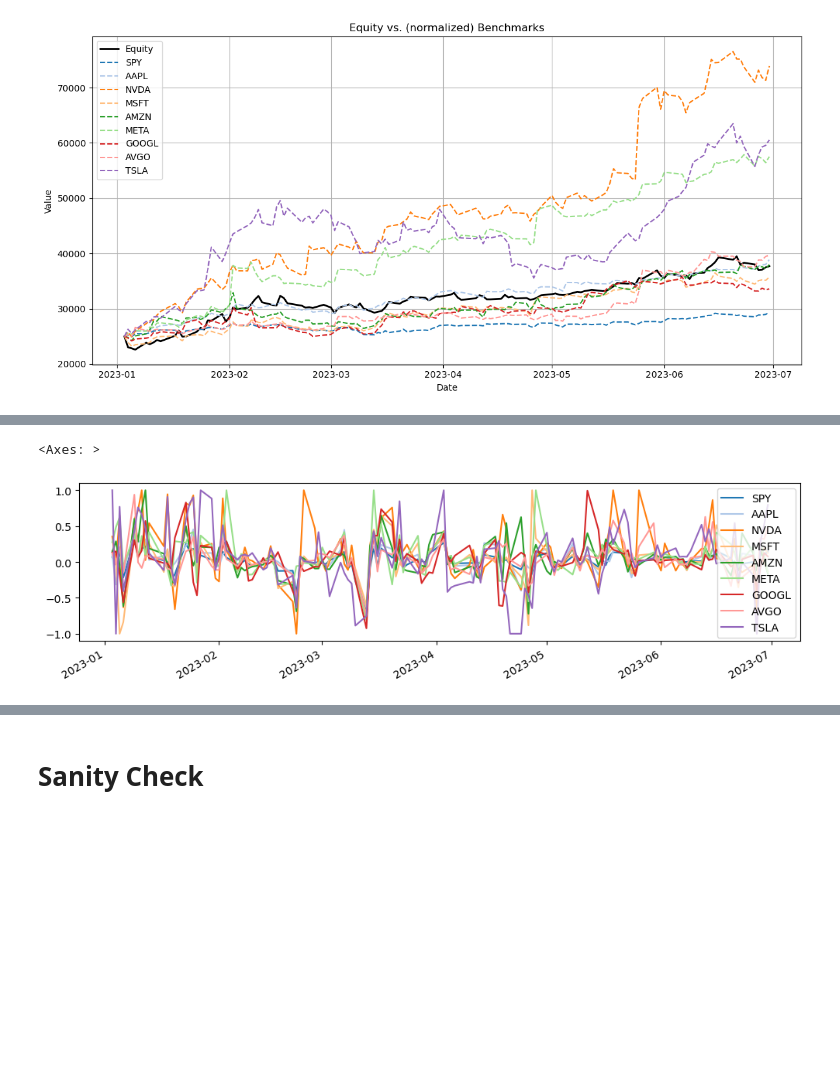
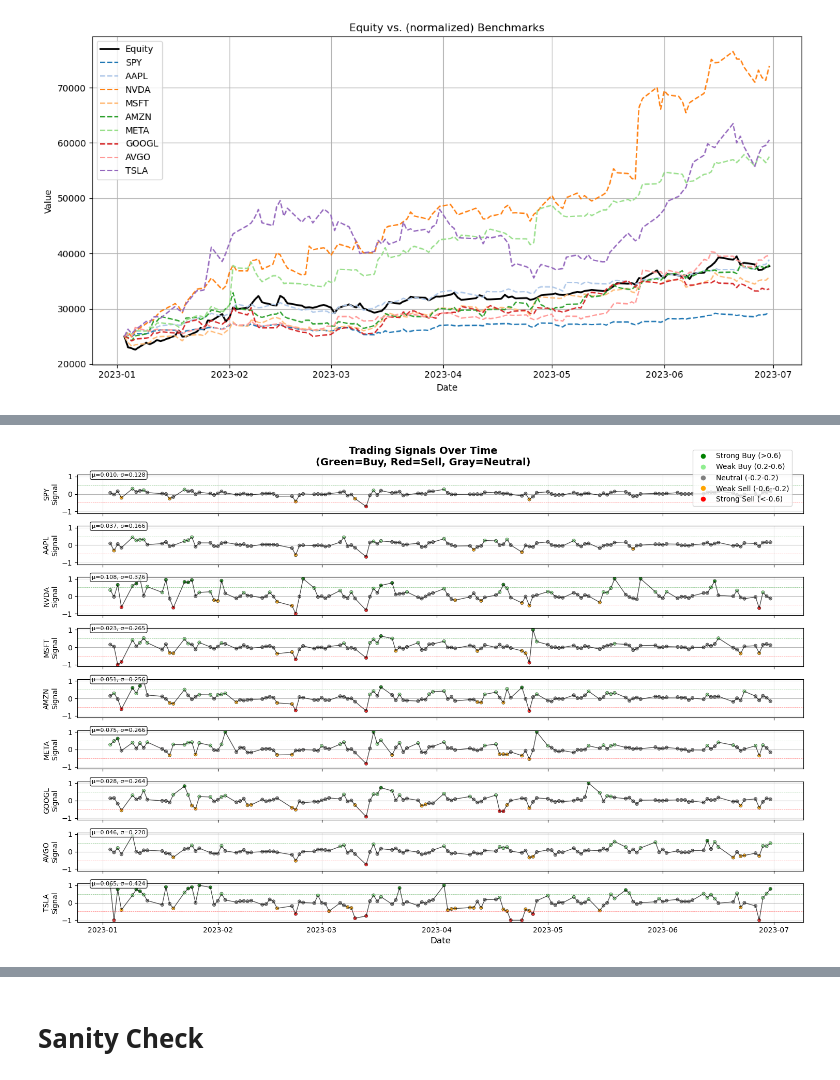
Before and after one commit to niornob/vatecas, a Jupyter notebook: src/backtesting/backtest.ipynb, the cells around one changed output, grey strips where cells are left out. Saved outputs shown, nothing was run; the diff lists cells and outputs as text; code cells hidden in the pictures; blank space fills up the shorter version.

```diff
--- a/src/backtesting/backtest.ipynb
+++ b/src/backtesting/backtest.ipynb
@@ -87,8 +97,7 @@ bt.equity_vs_benchmarks(benchmarks=tickers)
 # %%
-pd.DataFrame(bt.signals).plot(figsize=(12,3))
+bt.plot_signals()
 # %% [output]
-<Axes: >
-[figure, old version]
+[figure, new version]
 # %%
 bt.holdings_over_time()
 # %% [output]
```
Also changed, not shown: parts of 4 cells of this notebook, 12 other files.
